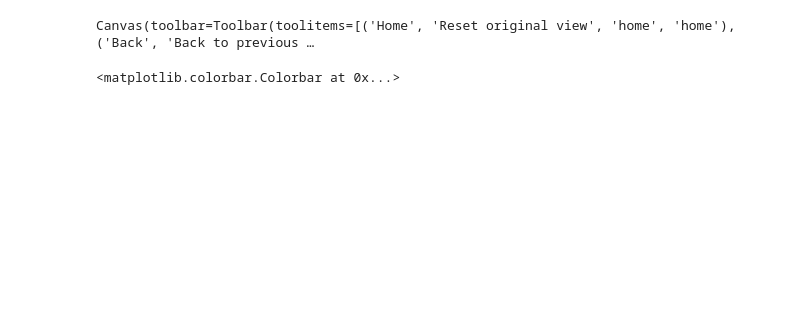
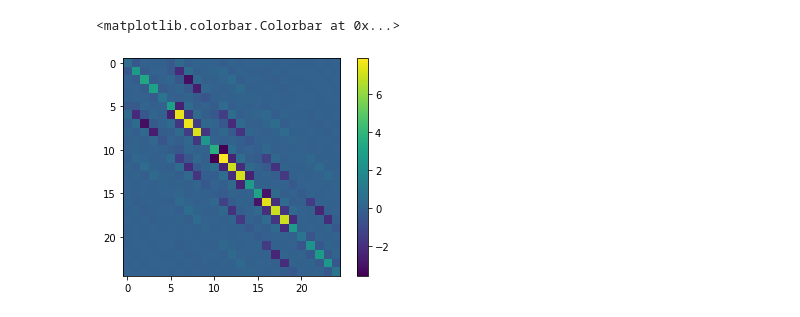
Before and after one commit to sbrisson-sudo/FEM_Elastic_Waves, a Jupyter notebook: src/sem2d.ipynb, the cells around one changed output. Saved outputs shown, nothing was run; the diff lists cells and outputs as text; code cells hidden in the pictures; blank space fills up the shorter version.

```diff
--- a/src/sem2d.ipynb
+++ b/src/sem2d.ipynb
@@ -129 +129,7 @@ print(len(e.nodes))
+# %%
+plt.imshow(elements[3].Ke)
+plt.colorbar()
+# %% [output]
+<matplotlib.colorbar.Colorbar at 0x...>
+[figure, added]
 # %%
@@ -136,11 +142,3 @@ for e in elements:
     for (i,n1) in enumerate(e.nodes):
         for (j,n2) in enumerate(e.nodes):
             K[n1.id,n2.id] += e.Ke[i,j]
-# %%
-%matplotlib widget
-
-plt.imshow(elements[13].Ke)
-plt.colorbar()
-# %% [output]
-Canvas(toolbar=Toolbar(toolitems=[('Home', 'Reset original view', 'home', 'home'), ('Back', 'Back to previous …
-<matplotlib.colorbar.Colorbar at 0x...>
```
Also changed, not shown: parts of 21 cells of this notebook, 5 other files.
